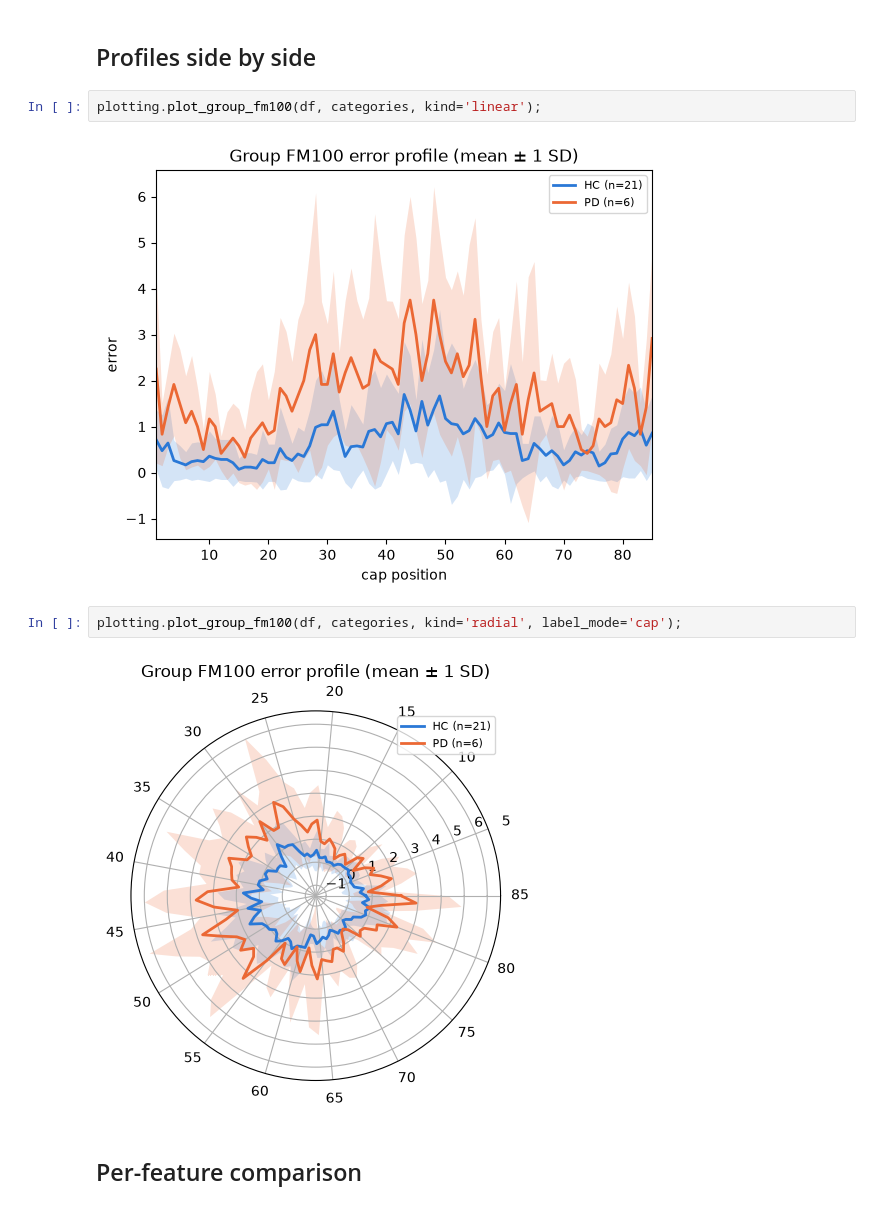
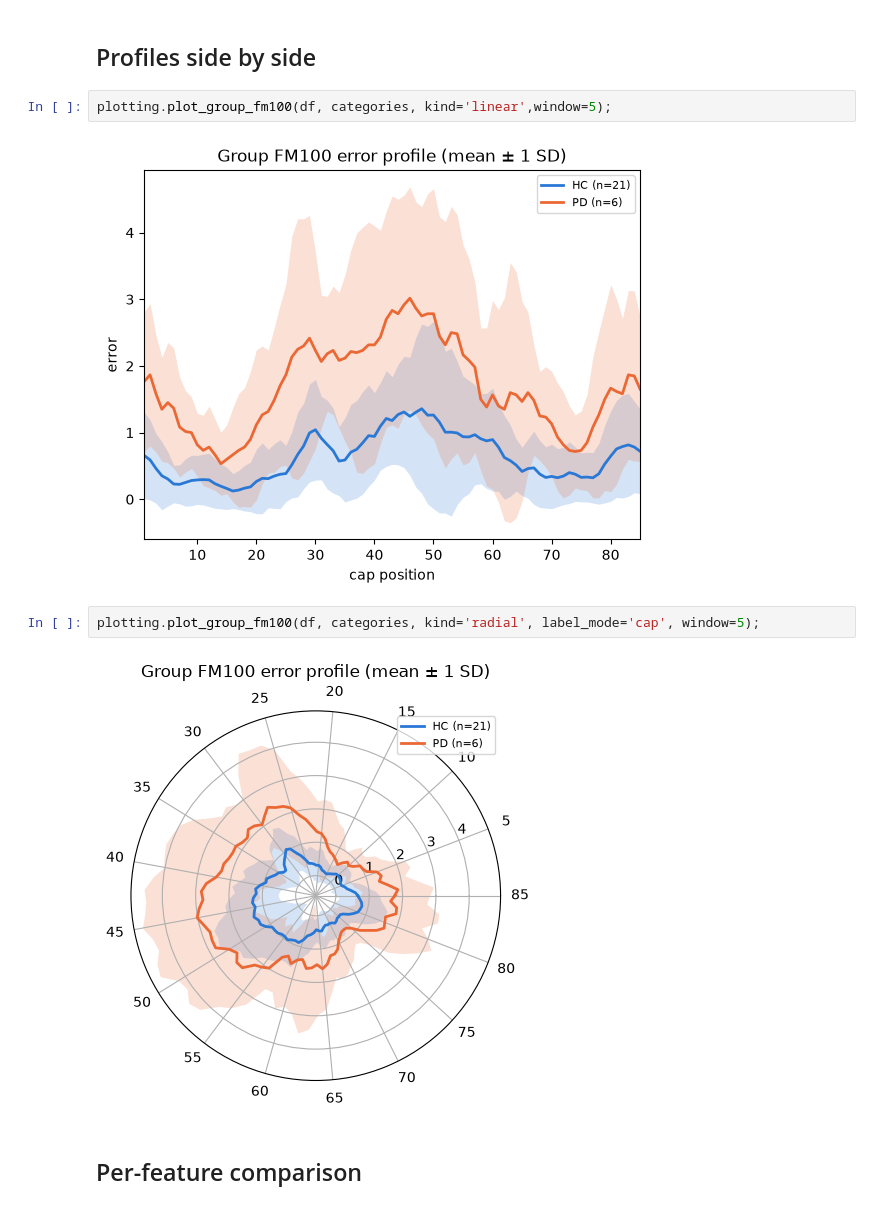
Before and after one commit to zevaz13/DataAnalysisGeneral, a Jupyter notebook: standardizedScores/FM100/notebooks/04_hc_vs_pd.ipynb, the cells around one changed output. Cells and saved outputs as stored; diff of their text form.

```diff
--- a/standardizedScores/FM100/notebooks/04_hc_vs_pd.ipynb
+++ b/standardizedScores/FM100/notebooks/04_hc_vs_pd.ipynb
@@ -17,13 +17,13 @@ categories = [{'label': 'HC', 'group': 'CTR'}, {'label': 'PD', 'group': 'PD'}]
 # %% [markdown]
 ## Profiles side by side
 # %%
-plotting.plot_group_fm100(df, categories, kind='linear');
+plotting.plot_group_fm100(df, categories, kind='linear',window=5);
 # %% [output]
-[figure, old version]
+[figure, new version]
 # %%
-plotting.plot_group_fm100(df, categories, kind='radial', label_mode='cap');
+plotting.plot_group_fm100(df, categories, kind='radial', label_mode='cap', window=5);
 # %% [output]
-[figure, old version]
+[figure, new version]
 # %% [markdown]
 ## Per-feature comparison
 # %%
```
Also changed, not shown: parts of 2 cells of this notebook, 19 other files.
